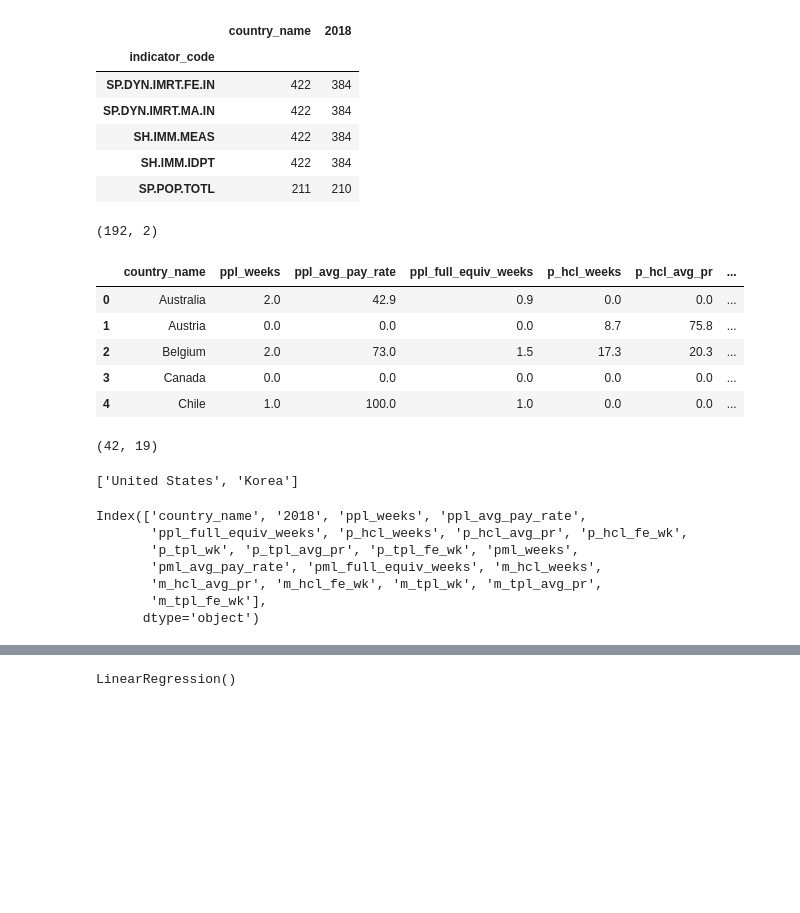
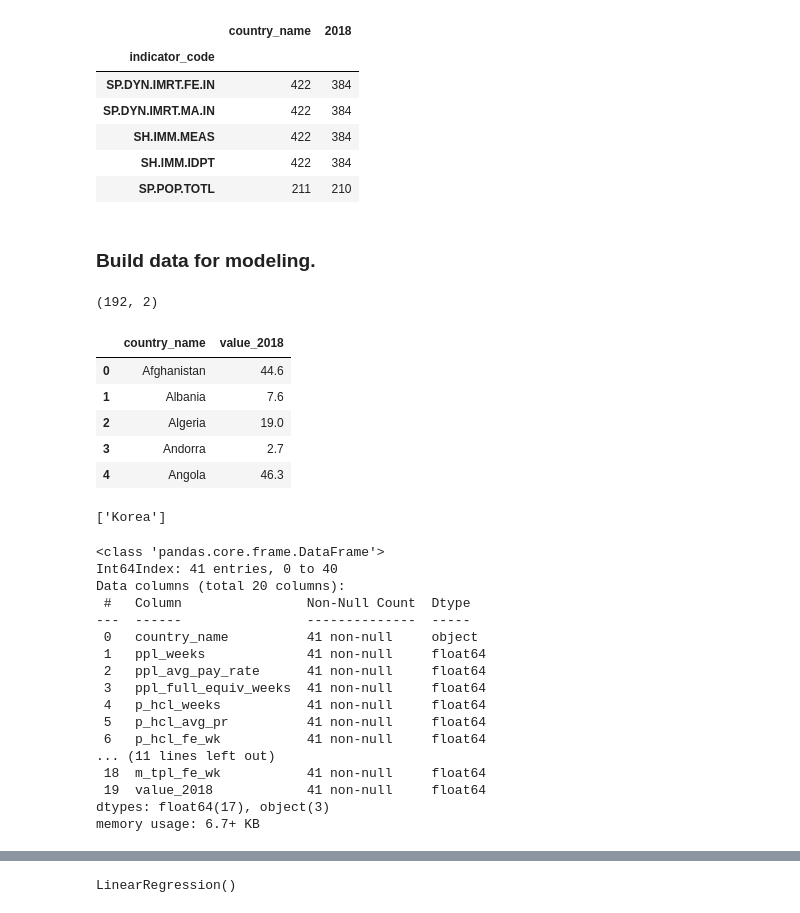
Before and after one commit to dpfay/parental_dash, a Jupyter notebook: code/modeling.ipynb, the cells around one changed output, grey strips where cells are left out. Saved outputs shown, nothing was run; the diff lists cells and outputs as text; code cells hidden in the pictures; blank space fills up the shorter version.

```diff
--- a/code/modeling.ipynb
+++ b/code/modeling.ipynb
@@ -25,13 +42,3 @@ df.groupby(by=['indicator_code'])[['country_name', '2018']].count().sort_values(
 | SH.IMM.MEAS | 422 | 384 |
 | SH.IMM.IDPT | 422 | 384 |
 | SP.POP.TOTL | 211 | 210 |
-# %%
-# SH.IMM.IDPT
-# Immunization, DPT (% of children ages 12-23 months)
-temp = df[df['indicator_code'] == 'SP.DYN.IMRT.MA.IN'][['country_name', '2018']]
-temp.drop_duplicates(inplace=True)
-temp.dropna(inplace=True)
-temp.reset_index(drop=True, inplace=True)
-temp.shape
-# %% [output]
-(192, 2)
@@ -40,20 +45,29 @@ df1 = pd.read_csv('../data/parental_leave_oecd.csv')
+# %% [markdown]
+### Build data for modeling.
+# %%
+indicator = ['SP.DYN.IMRT.FE.IN', 'SP.DYN.IMRT.MA.IN', 'SH.IMM.MEAS', 'SH.IMM.IDPT']
+values_2018 = df[df['indicator_code'] == indicator[0]][['country_name', '2018']]
+# %%
+values_2018.rename(columns={'2018' : 'value_2018'}, inplace=True)
+values_2018.drop_duplicates(inplace=True)
+values_2018.dropna(inplace=True)
+values_2018.reset_index(drop=True, inplace=True)
+values_2018.shape
+# %% [output]
+(192, 2)
 # %%
-df1.head()
+values_2018.head()
 # %% [output]
-|  | country_name | ppl_weeks | ppl_avg_pay_rate | ppl_full_equiv_weeks | p_hcl_weeks | p_hcl_avg_pr | ... |
-| 0 | Australia | 2.0 | 42.9 | 0.9 | 0.0 | 0.0 | ... |
-| 1 | Austria | 0.0 | 0.0 | 0.0 | 8.7 | 75.8 | ... |
-| 2 | Belgium | 2.0 | 73.0 | 1.5 | 17.3 | 20.3 | ... |
-| 3 | Canada | 0.0 | 0.0 | 0.0 | 0.0 | 0.0 | ... |
-| 4 | Chile | 1.0 | 100.0 | 1.0 | 0.0 | 0.0 | ... |
+|  | country_name | value_2018 |
+| 0 | Afghanistan | 44.6 |
+| 1 | Albania | 7.6 |
+| 2 | Algeria | 19.0 |
+| 3 | Andorra | 2.7 |
+| 4 | Angola | 46.3 |
-# %%
-df1.shape
-# %% [output]
-(42, 19)
 # %%
-set_difference = set(df1['country_name'].values) - set(temp['country_name'].values)
+set_difference = set(leave['country_name'].values) - set(values_2018['country_name'].values)
 list_difference = list(set_difference)
 list_difference
 # %% [output]
-['United States', 'Korea']
+['Korea']
 # %%
@@ -66,10 +77,20 @@ import matplotlib.pyplot as plt
-# %%
-temp1.columns
-# %% [output]
-Index(['country_name', '2018', 'ppl_weeks', 'ppl_avg_pay_rate',
-       'ppl_full_equiv_weeks', 'p_hcl_weeks', 'p_hcl_avg_pr', 'p_hcl_fe_wk',
-       'p_tpl_wk', 'p_tpl_avg_pr', 'p_tpl_fe_wk', 'pml_weeks',
-       'pml_avg_pay_rate', 'pml_full_equiv_weeks', 'm_hcl_weeks',
-       'm_hcl_avg_pr', 'm_hcl_fe_wk', 'm_tpl_wk', 'm_tpl_avg_pr',
-       'm_tpl_fe_wk'],
-      dtype='object')
+# %%
+data.info()
+# %% [output]
+<class 'pandas.core.frame.DataFrame'>
+Int64Index: 41 entries, 0 to 40
+Data columns (total 20 columns):
+ #   Column                Non-Null Count  Dtype
+---  ------                --------------  -----
+ 0   country_name          41 non-null     object
+ 1   ppl_weeks             41 non-null     float64
+ 2   ppl_avg_pay_rate      41 non-null     float64
+ 3   ppl_full_equiv_weeks  41 non-null     float64
+ 4   p_hcl_weeks           41 non-null     float64
+ 5   p_hcl_avg_pr          41 non-null     float64
+ 6   p_hcl_fe_wk           41 non-null     float64
+... (11 lines left out)
+ 18  m_tpl_fe_wk           41 non-null     float64
+ 19  value_2018            41 non-null     float64
+dtypes: float64(17), object(3)
+memory usage: 6.7+ KB
```
Also changed, not shown: parts of 45 cells of this notebook, 13 other files.
